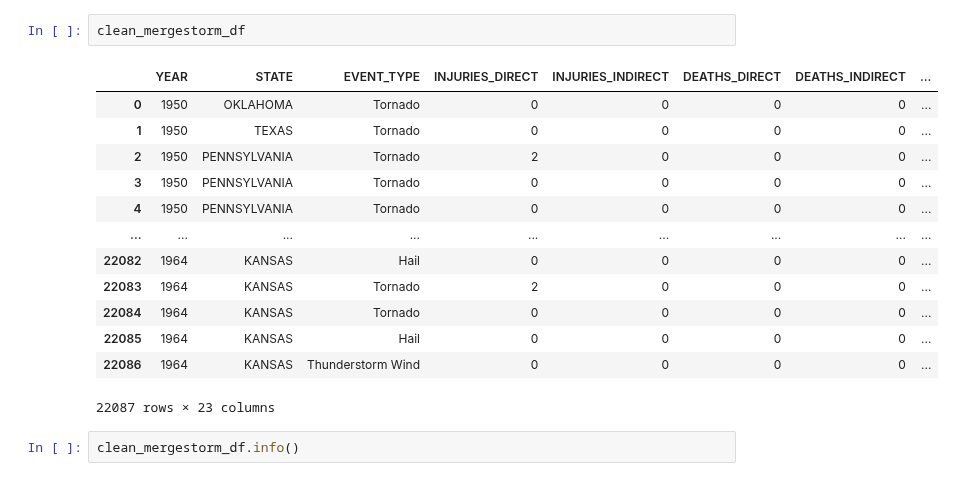
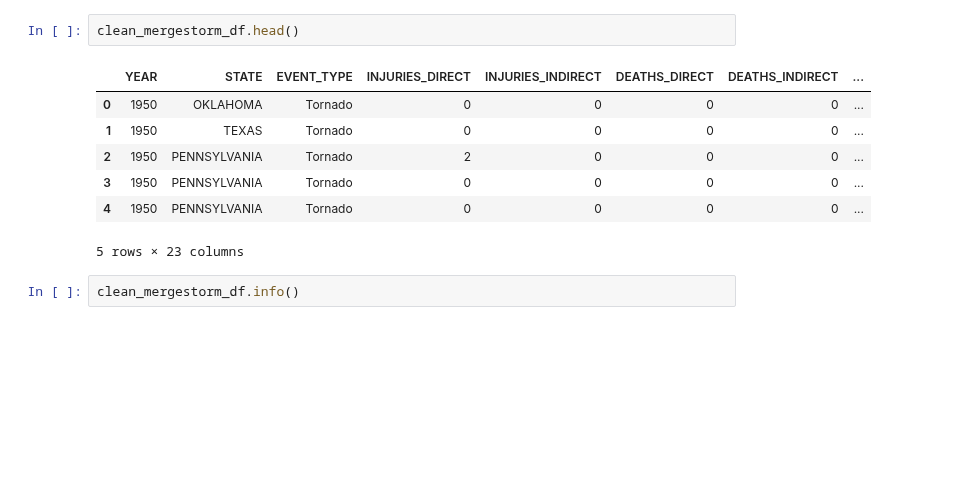
Before and after one commit to elizabethmorgan26/team1, a Jupyter notebook: 1950-1964_df.ipynb, the cells around one changed output. Drawn from its saved outputs; the diff is of its cells as text; blank space fills up the shorter version.

```diff
--- a/1950-1964_df.ipynb
+++ b/1950-1964_df.ipynb
@@ -78,19 +85,13 @@ See the caveats in the documentation: https://pandas.pydata.org/pandas-docs/stab
 # %%
-clean_mergestorm_df
+clean_mergestorm_df.head()
 # %% [output]
 |  | YEAR | STATE | EVENT_TYPE | INJURIES_DIRECT | INJURIES_INDIRECT | DEATHS_DIRECT | DEATHS_INDIRECT | ... |
 | 0 | 1950 | OKLAHOMA | Tornado | 0 | 0 | 0 | 0 | ... |
 | 1 | 1950 | TEXAS | Tornado | 0 | 0 | 0 | 0 | ... |
 | 2 | 1950 | PENNSYLVANIA | Tornado | 2 | 0 | 0 | 0 | ... |
 | 3 | 1950 | PENNSYLVANIA | Tornado | 0 | 0 | 0 | 0 | ... |
 | 4 | 1950 | PENNSYLVANIA | Tornado | 0 | 0 | 0 | 0 | ... |
-| ... | ... | ... | ... | ... | ... | ... | ... | ... |
-| 22082 | 1964 | KANSAS | Hail | 0 | 0 | 0 | 0 | ... |
-| 22083 | 1964 | KANSAS | Tornado | 2 | 0 | 0 | 0 | ... |
-| 22084 | 1964 | KANSAS | Tornado | 0 | 0 | 0 | 0 | ... |
-| 22085 | 1964 | KANSAS | Hail | 0 | 0 | 0 | 0 | ... |
-| 22086 | 1964 | KANSAS | Thunderstorm Wind | 0 | 0 | 0 | 0 | ... |
-22087 rows × 23 columns
+5 rows × 23 columns
 # %%
 clean_mergestorm_df.info()
 # %% [output]
```
Also changed, not shown: parts of 7 cells of this notebook, 5 other files.
